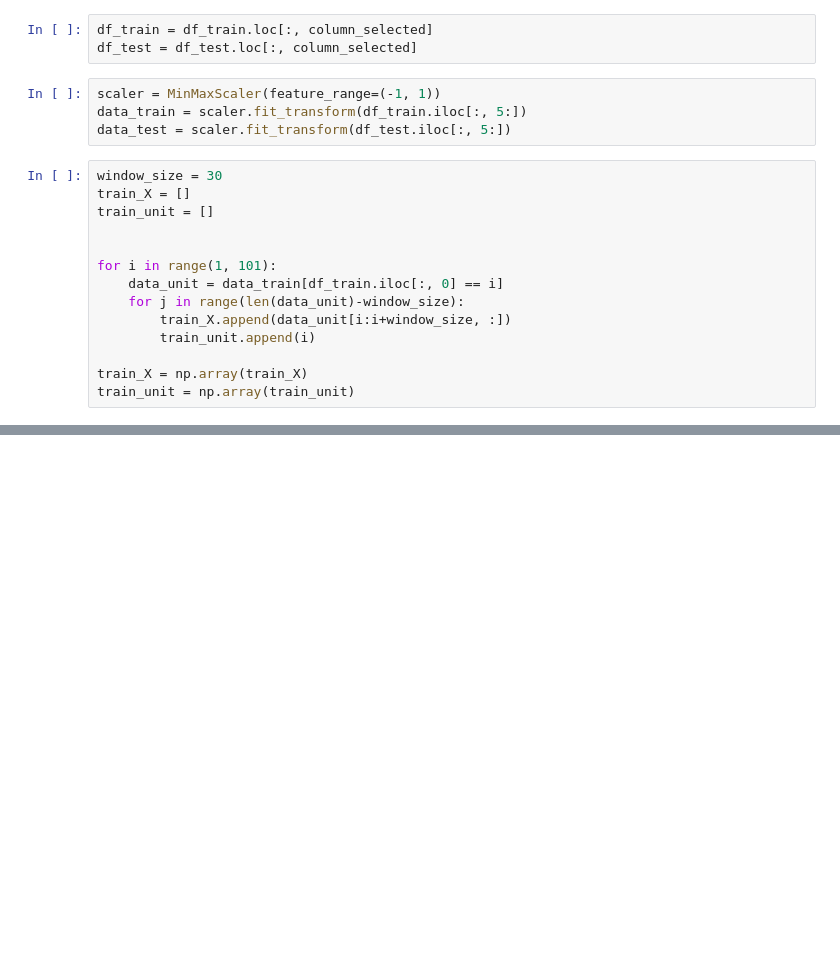
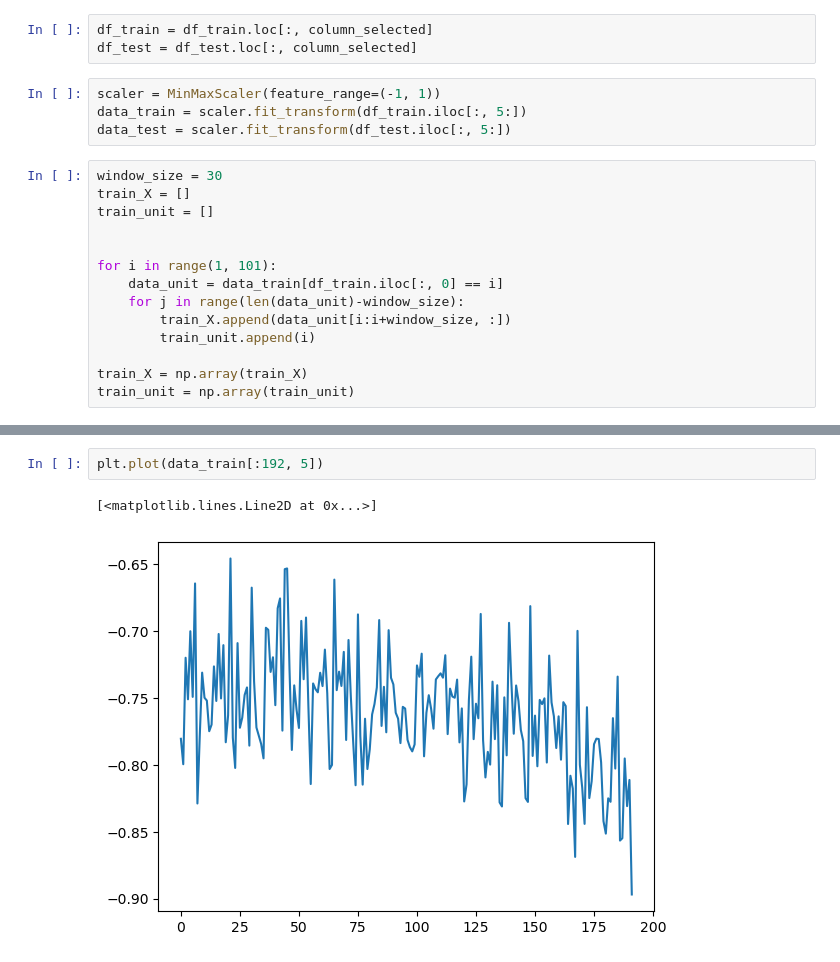
Before and after one commit to RangerCoF/CMPSS_RUL, a Jupyter notebook: main.ipynb, the cells around one changed output, grey strips where cells are left out. Saved outputs shown, nothing was run; the diff lists cells and outputs as text; blank space fills up the shorter version.

```diff
--- a/main.ipynb
+++ b/main.ipynb
@@ -35,0 +72,5 @@ train_unit = np.array(train_unit)
+# %%
+plt.plot(data_train[:192, 5])
+# %% [output]
+[<matplotlib.lines.Line2D at 0x...>]
+[figure, added]
```
Also changed, not shown: parts of 3 cells of this notebook.
